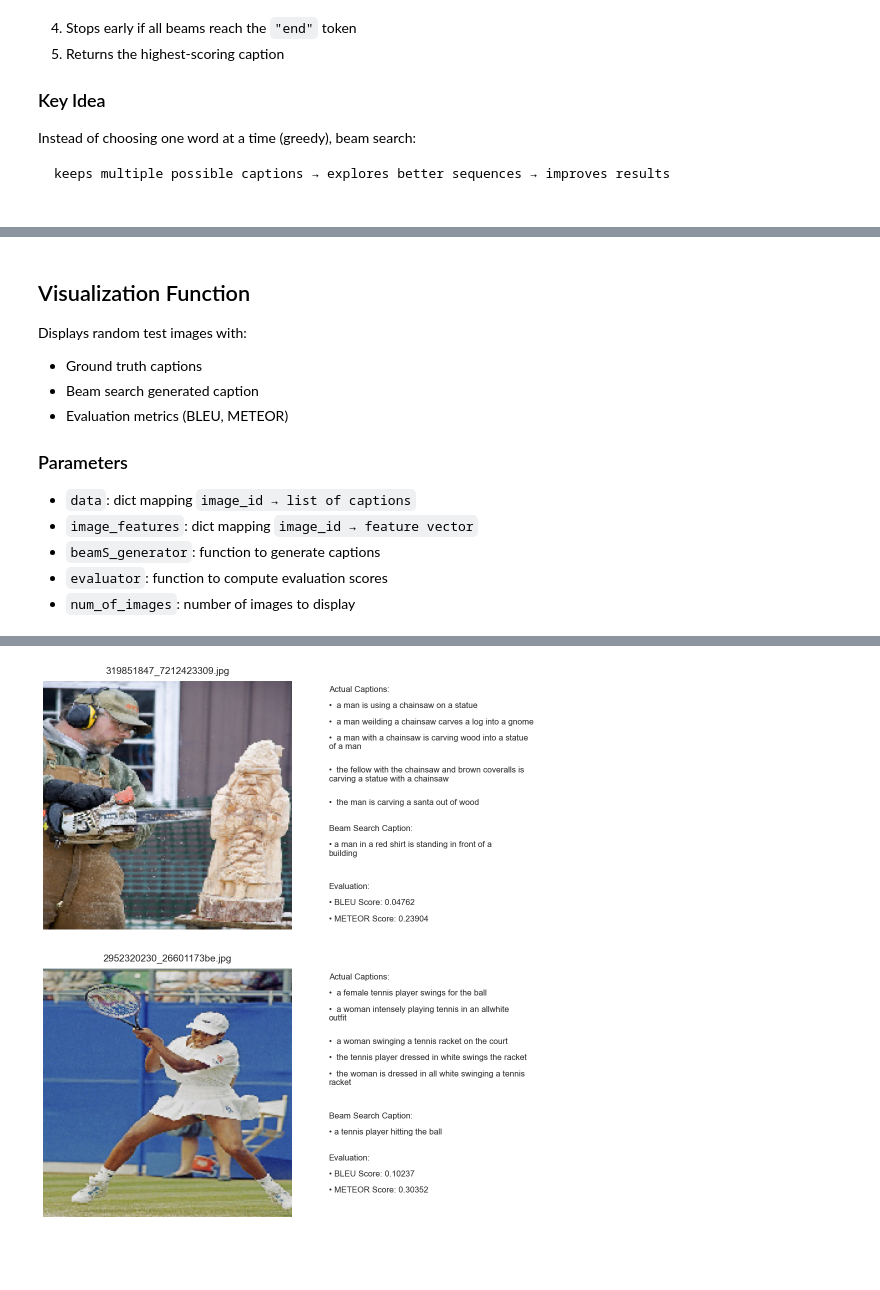
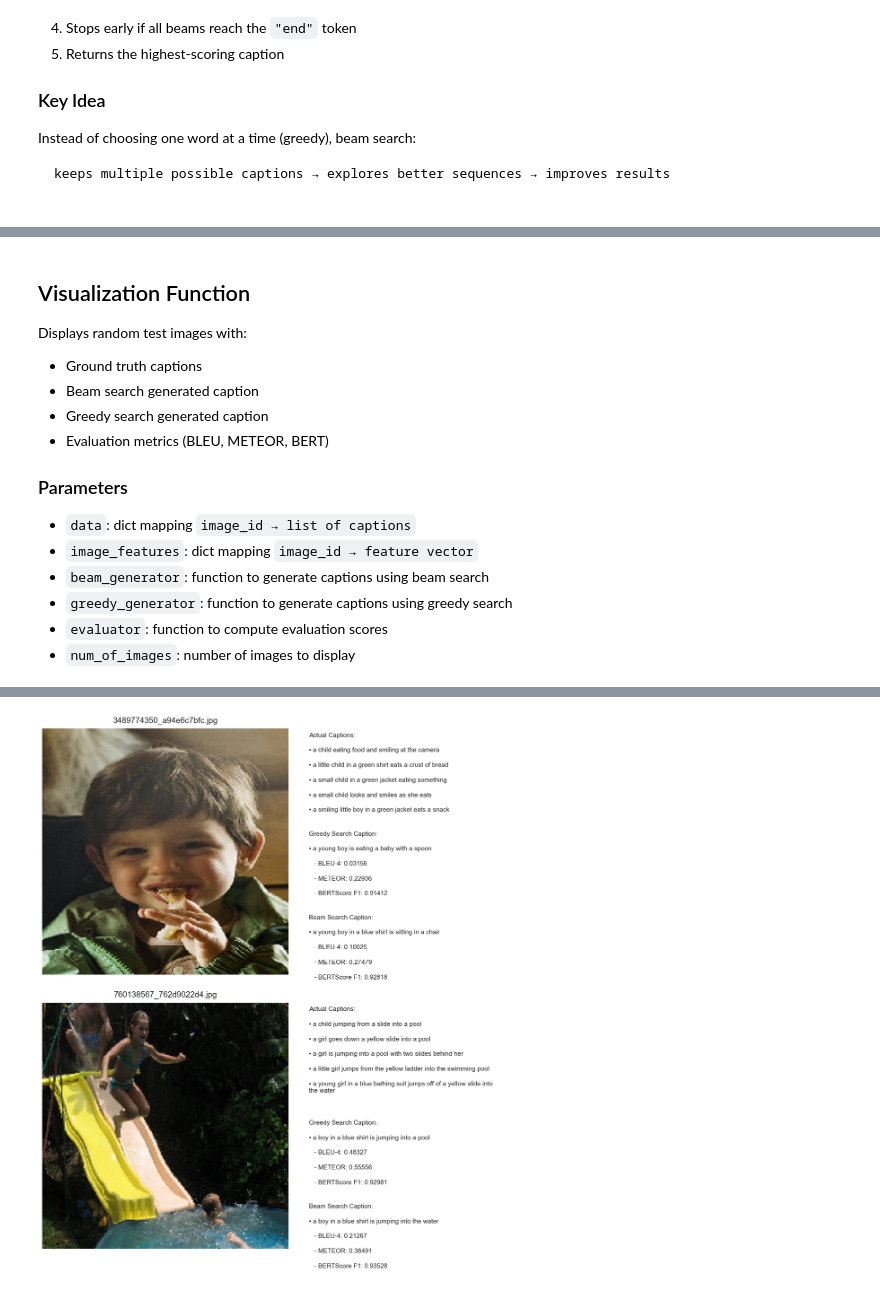
Before and after one commit to nguyen-colin/ImageCaptionGenerator, a Jupyter notebook: ImageCaptionGeneratir.ipynb, the cells around one changed output, grey strips where cells are left out. Drawn from its saved outputs; the diff is of its cells as text; code cells hidden in the pictures; blank space fills up the shorter version.

Commit message:
Added BERTScore and Greedy Search

```diff
--- a/ImageCaptionGeneratir.ipynb
+++ b/ImageCaptionGeneratir.ipynb
@@ -721,16 +792,25 @@ def bleu_metor_score(actual, predicted):
 Displays random test images with:
 - Ground truth captions
 - Beam search generated caption
-- Evaluation metrics (BLEU, METEOR)
+- Greedy search generated caption
+- Evaluation metrics (BLEU, METEOR, BERT)
 
 ### Parameters
 - `data`: dict mapping `image_id → list of captions`
 - `image_features`: dict mapping `image_id → feature vector`
-- `beamS_generator`: function to generate captions
+- `beam_generator`: function to generate captions using beam search
+- `greedy_generator`: function to generate captions using greedy search
 - `evaluator`: function to compute evaluation scores
 - `num_of_images`: number of images to display
 # %%
-def visualization(data, image_features, beamS_generator, evaluator, num_of_images):
+def visualization_compare_search(
+    data,
+    image_features,
+    greedy_generator,
+    beam_generator,
+    evaluator,
+    num_of_images
+):
     filenames = list(data.keys())
     selected_images = np.random.choice(filenames, num_of_images, replace=False)
     images_directory = str(BASE_DIR / "archive" / "Images") + os.sep
@@ -738,70 +818,72 @@ def visualization(data, image_features, beamS_generator, evaluator, num_of_image
     fig, axes = plt.subplots(
         num_of_images,
         2,
-        figsize=(16, 6 * num_of_images),
-        gridspec_kw={'width_ratios': [1, 1.6]}
+        figsize=(18, 7 * num_of_images),
+        gridspec_kw={'width_ratios': [1, 1.8]}
     )
 
-    # If only one image, axes won't be 2D by default
     if num_of_images == 1:
         axes = np.array([axes])
 
     for row, filename in enumerate(selected_images):
         actual_cap = data[filename]
-        actual_cap = [caption.replace('start', '').replace('end', '') for caption in actual_cap]
+        actual_cap = [
+            ' '.join([w for w in caption.split() if w not in ['start', 'end']])
+            for caption in actual_cap
+        ]
 
-        beam_cap = beamS_generator(image_features[filename])
-        scores = evaluator(actual_cap, beam_cap)
+        greedy_cap = greedy_generator(image_features[filename])
+        beam_cap = beam_generator(image_features[filename])
 
-        # Left axis: image
+        greedy_scores = evaluator(actual_cap, greedy_cap)
+        beam_scores = evaluator(actual_cap, beam_cap)
+
+        # Left: image
         ax_img = axes[row, 0]
-        image_load = load_img(os.path.join(images_directory, filename), target_size=(200, 200))
+        image_load = load_img(os.path.join(images_directory, filename), target_size=(220, 220))
         ax_img.imshow(image_load)
         ax_img.axis('off')
         ax_img.set_title(filename, fontsize=14, pad=10)
 
-        # Right axis: text
+        # Right: text
         ax_text = axes[row, 1]
         ax_text.axis('off')
 
         lines = []
         lines.append("Actual Captions:")
         for caption in actual_cap:
-            wrapped = textwrap.fill(f"• {caption}", width=55)
-            lines.append(wrapped)
+            lines.append(textwrap.fill(f"• {caption}", width=70))
+
+        lines.append("")
+        lines.append("Greedy Search Caption:")
+        lines.append(textwrap.fill(f"• {greedy_cap}", width=70))
+
+        if isinstance(greedy_scores, dict):
+            for key, value in greedy_scores.items():
+                lines.append(f"   - {key}: {value}")
 
         lines.append("")
         lines.append("Beam Search Caption:")
-        lines.append(textwrap.fill(f"• {beam_cap}", width=55))
-        lines.append("")
+        lines.append(textwrap.fill(f"• {beam_cap}", width=70))
 
-        if isinstance(scores, dict):
-            lines.append("Evaluation:")
-            for key, value in scores.items():
-                lines.append(f"• {key}: {value}")
-        elif isinstance(scores, list):
-            lines.append("Evaluation:")
-            for item in scores:
-                lines.append(textwrap.fill(f"• {str(item)}", width=55))
-        else:
-            lines.append("Evaluation:")
-            lines.append(textwrap.fill(f"• {str(scores)}", width=55))
+        if isinstance(beam_scores, dict):
+            for key, value in beam_scores.items():
+                lines.append(f"   - {key}: {value}")
 
-        # Draw text with better spacing
         y = 0.98
-        line_height = 0.065
+        line_height = 0.06
+
         for line in lines:
             if line == "":
                 y -= line_height * 0.6
             else:
                 ax_text.text(
                     0.0, y, line,
-                    fontsize=12,
+                    fontsize=11,
                     va='top',
                     ha='left',
                     wrap=True
                 )
-                # extra drop for wrapped lines
                 wrapped_line_count = line.count("\n") + 1
                 y -= line_height * wrapped_line_count
 
@@ -817,5 +899,5 @@ for caption in captions_IDS:
             caption_dict[image_id] = []
         caption_dict[image_id].append(caption_text.strip())
 
-visualization(caption_dict, test_image_embeddings, beam_search_generator, bleu_metor_score, 2)
+visualization_compare_search(caption_dict, test_image_embeddings, greedy_search_generator, beam_search_generator, bleu_meteor_bert_score, 2)
 # %% [output]
@@ -822,4 +921,4 @@ visualization(caption_dict, test_image_embeddings, beam_search_generator, bleu_m
-[figure, old version]
+[figure, new version]
 # %% [markdown]
 ## Evaluation Function (Mean Scores)
 
```
Also changed, not shown: parts of 13 cells of this notebook.
